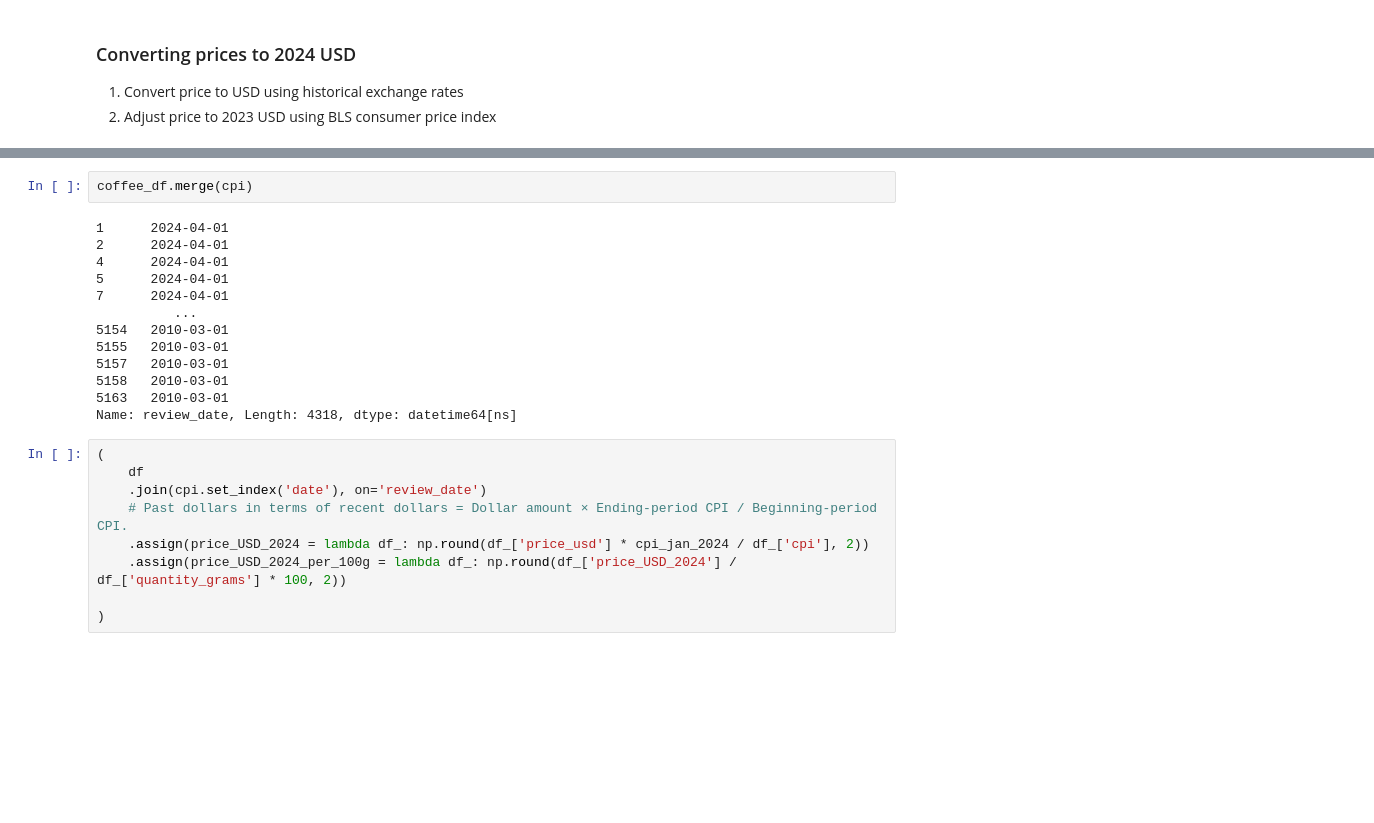
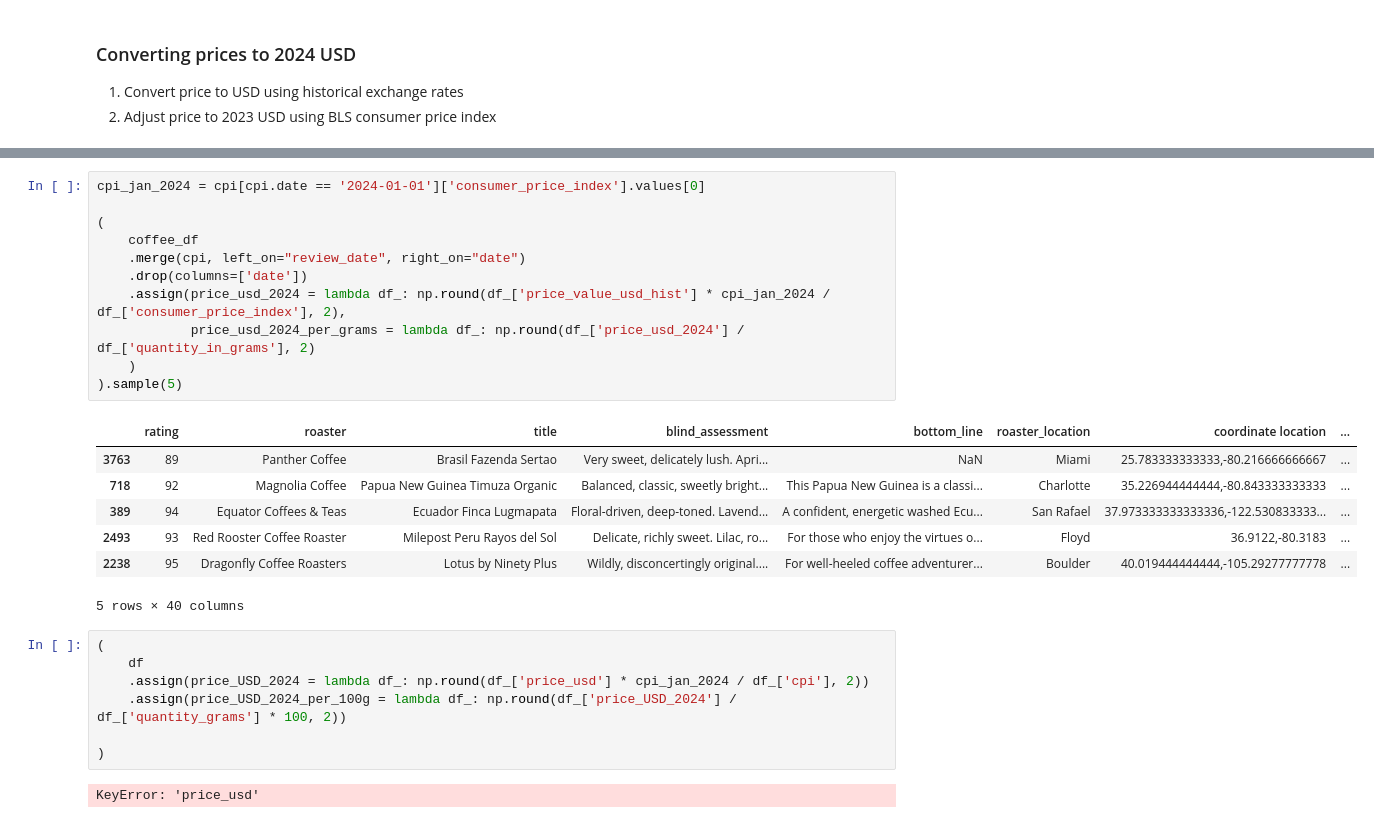
Before and after one commit to tynardone/coffee-reviews-analysis, a Jupyter notebook: notebooks/exploratory/01_data_cleaning.ipynb, the cells around one changed output, grey strips where cells are left out. Cells and saved outputs as stored; diff of their text form; blank space fills up the shorter version.

```diff
--- a/notebooks/exploratory/01_data_cleaning.ipynb
+++ b/notebooks/exploratory/01_data_cleaning.ipynb
@@ -268,24 +254,28 @@ def clean_transform_cpi(df: pd.DataFrame) -> pd.DataFrame:
-# %%
-coffee_df.merge(cpi)
-# %% [output]
-1      2024-04-01
-2      2024-04-01
-4      2024-04-01
-5      2024-04-01
-7      2024-04-01
-          ...
-5154   2010-03-01
-5155   2010-03-01
-5157   2010-03-01
-5158   2010-03-01
-5163   2010-03-01
-Name: review_date, Length: 4318, dtype: datetime64[ns]
+# %%
+cpi_jan_2024 = cpi[cpi.date == '2024-01-01']['consumer_price_index'].values[0]
+
+(
+    coffee_df
+    .merge(cpi, left_on="review_date", right_on="date")
+    .drop(columns=['date'])
+    .assign(price_usd_2024 = lambda df_: np.round(df_['price_value_usd_hist'] * cpi_jan_2024 / df_['consumer_price_index'], 2),
+            price_usd_2024_per_grams = lambda df_: np.round(df_['price_usd_2024'] / df_['quantity_in_grams'], 2)
+    )
+).sample(5)
+# %% [output]
+|  | rating | roaster | title | blind_assessment | bottom_line | roaster_location | coordinate location | ... |
+| 3763 | 89 | Panther Coffee | Brasil Fazenda Sertao | Very sweet, delicately lush. Apri... | NaN | Miami | 25.783333333333,-80.216666666667 | ... |
+| 718 | 92 | Magnolia Coffee | Papua New Guinea Timuza Organic | Balanced, classic, sweetly bright... | This Papua New Guinea is a classi... | Charlotte | 35.226944444444,-80.843333333333 | ... |
+| 389 | 94 | Equator Coffees & Teas | Ecuador Finca Lugmapata | Floral-driven, deep-toned. Lavend... | A confident, energetic washed Ecu... | San Rafael | 37.973333333333336,-122.530833333... | ... |
+| 2493 | 93 | Red Rooster Coffee Roaster | Milepost Peru Rayos del Sol | Delicate, richly sweet. Lilac, ro... | For those who enjoy the virtues o... | Floyd | 36.9122,-80.3183 | ... |
+| 2238 | 95 | Dragonfly Coffee Roasters | Lotus by Ninety Plus | Wildly, disconcertingly original.... | For well-heeled coffee adventurer... | Boulder | 40.019444444444,-105.29277777778 | ... |
+5 rows × 40 columns
 # %%
 (
     df
-    .join(cpi.set_index('date'), on='review_date')
-    # Past dollars in terms of recent dollars = Dollar amount × Ending-period CPI / Beginning-period CPI.
     .assign(price_USD_2024 = lambda df_: np.round(df_['price_usd'] * cpi_jan_2024 / df_['cpi'], 2))
     .assign(price_USD_2024_per_100g = lambda df_: np.round(df_['price_USD_2024'] / df_['quantity_grams'] * 100, 2))
 
 )
+# %% [output]
+KeyError: 'price_usd'
```
Also changed, not shown: parts of 9 cells of this notebook, 2 other files.
